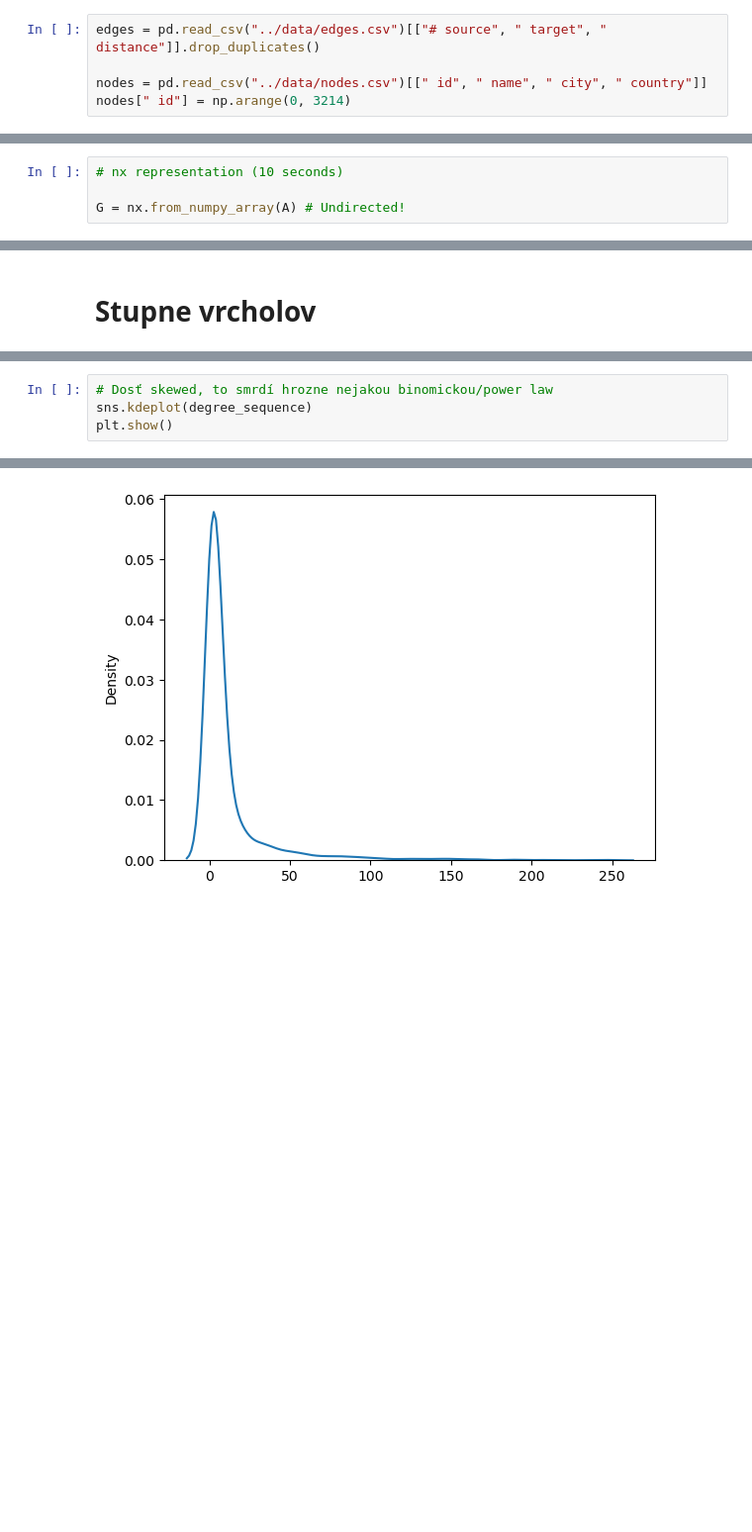
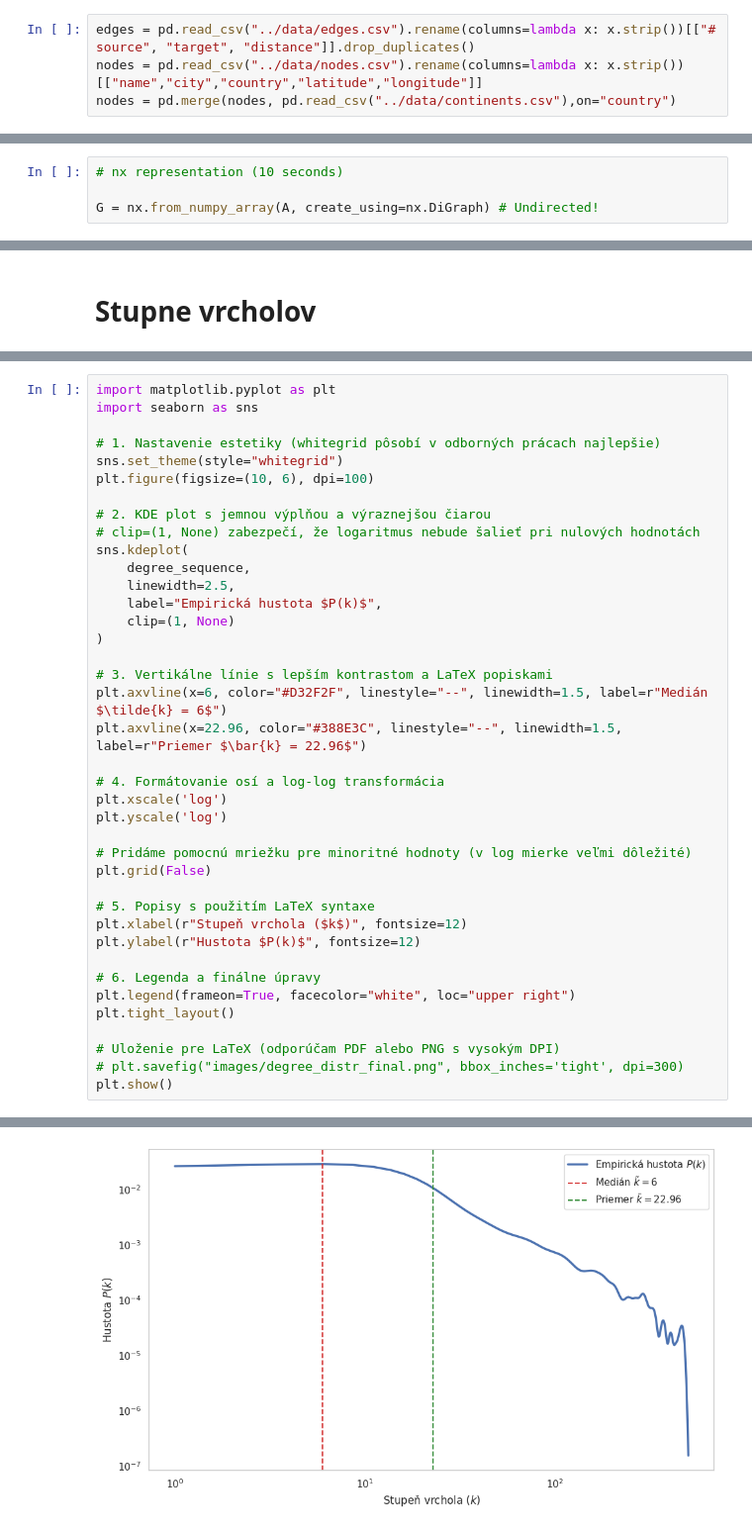
Before and after one commit to sugy-w/Veda-o-sietach-Projekt-JPD-, a Jupyter notebook: general analysis/network_characteristic.ipynb, the cells around one changed output, grey strips where cells are left out. Shown at 99% size. Saved outputs shown, nothing was run; the diff lists cells and outputs as text; blank space fills up the shorter version.

```diff
--- a/general analysis/network_characteristic.ipynb
+++ b/general analysis/network_characteristic.ipynb
@@ -10,7 +12,6 @@ import matplotlib.pyplot as plt
 # %%
-edges = pd.read_csv("../data/edges.csv")[["# source", " target", " distance"]].drop_duplicates()
-
-nodes = pd.read_csv("../data/nodes.csv")[[" id", " name", " city", " country"]]
-nodes[" id"] = np.arange(0, 3214)
+edges = pd.read_csv("../data/edges.csv").rename(columns=lambda x: x.strip())[["# source", "target", "distance"]].drop_duplicates()
+nodes = pd.read_csv("../data/nodes.csv").rename(columns=lambda x: x.strip())[["name","city","country","latitude","longitude"]]
+nodes = pd.merge(nodes, pd.read_csv("../data/continents.csv"),on="country")
 # %%
 source_airport = np.array(edges["# source"])
@@ -41,7 +42,7 @@ for source, target, distance in edges.values:
 # %%
 # nx representation (10 seconds)
 
-G = nx.from_numpy_array(A) # Undirected!
+G = nx.from_numpy_array(A, create_using=nx.DiGraph) # Undirected!
 # %% [markdown]
 # **Hustota siete**
 # %%
@@ -106,5 +157,40 @@ Max 248
 # %%
-# Dosť skewed, to smrdí hrozne nejakou binomickou/power law
-sns.kdeplot(degree_sequence)
+import matplotlib.pyplot as plt
+import seaborn as sns
+
+# 1. Nastavenie estetiky (whitegrid pôsobí v odborných prácach najlepšie)
+sns.set_theme(style="whitegrid")
+plt.figure(figsize=(10, 6), dpi=100)
+
+# 2. KDE plot s jemnou výplňou a výraznejšou čiarou
+# clip=(1, None) zabezpečí, že logaritmus nebude šalieť pri nulových hodnotách
+sns.kdeplot(
+    degree_sequence,
+    linewidth=2.5,
+    label="Empirická hustota $P(k)$",
+    clip=(1, None)
+)
+
+# 3. Vertikálne línie s lepším kontrastom a LaTeX popiskami
+plt.axvline(x=6, color="#D32F2F", linestyle="--", linewidth=1.5, label=r"Medián $\tilde{k} = 6$")
+plt.axvline(x=22.96, color="#388E3C", linestyle="--", linewidth=1.5, label=r"Priemer $\bar{k} = 22.96$")
+
+# 4. Formátovanie osí a log-log transformácia
+plt.xscale('log')
+plt.yscale('log')
+
+# Pridáme pomocnú mriežku pre minoritné hodnoty (v log mierke veľmi dôležité)
+plt.grid(False)
+
+# 5. Popisy s použitím LaTeX syntaxe
+plt.xlabel(r"Stupeň vrchola ($k$)", fontsize=12)
+plt.ylabel(r"Hustota $P(k)$", fontsize=12)
+
+# 6. Legenda a finálne úpravy
+plt.legend(frameon=True, facecolor="white", loc="upper right")
+plt.tight_layout()
+
+# Uloženie pre LaTeX (odporúčam PDF alebo PNG s vysokým DPI)
+# plt.savefig("images/degree_distr_final.png", bbox_inches='tight', dpi=300)
 plt.show()
 # %% [output]
@@ -112 +197 @@ plt.show()
-[figure, old version]
+[figure, new version]
```
Also changed, not shown: parts of 17 cells of this notebook, 8 other files.
